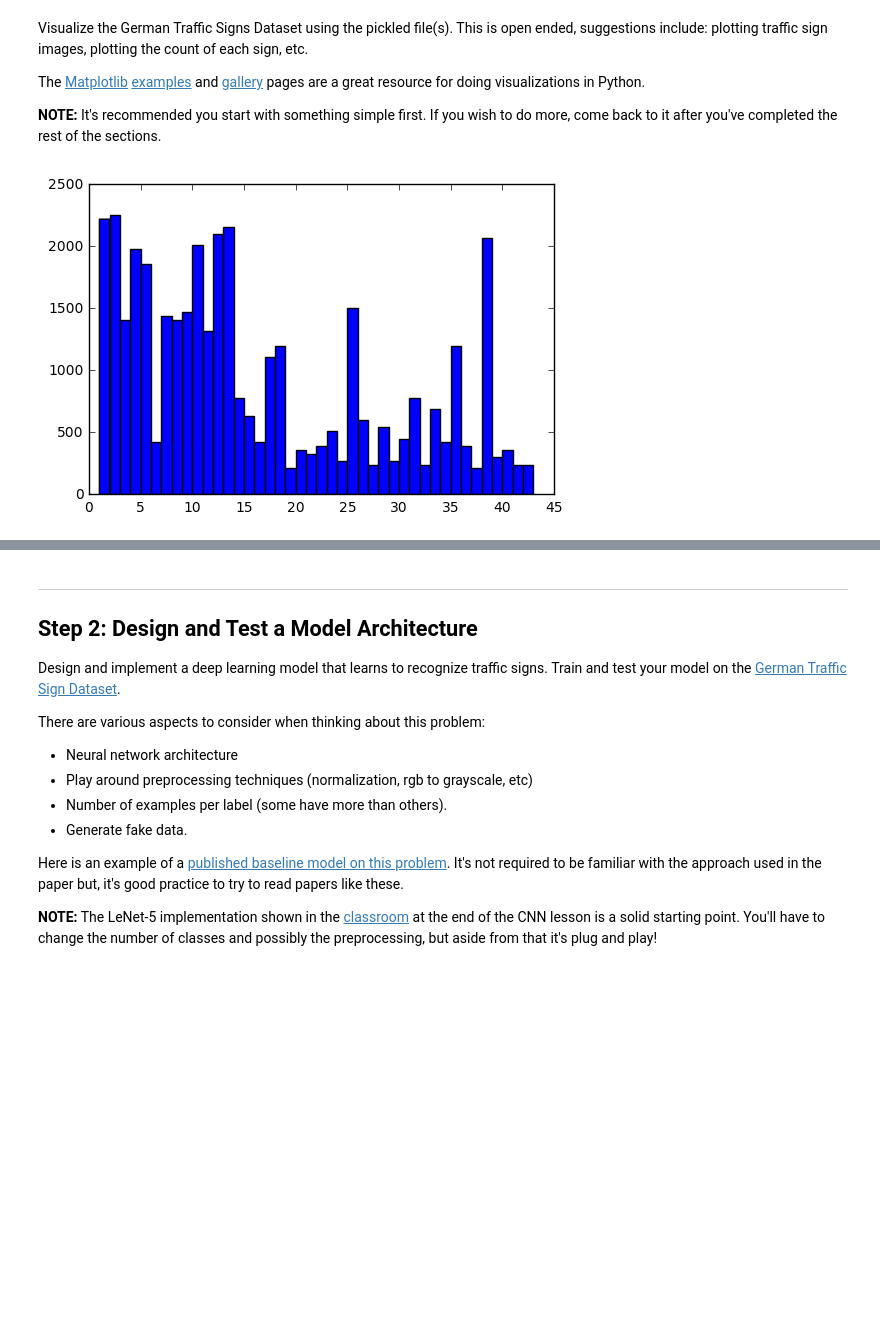
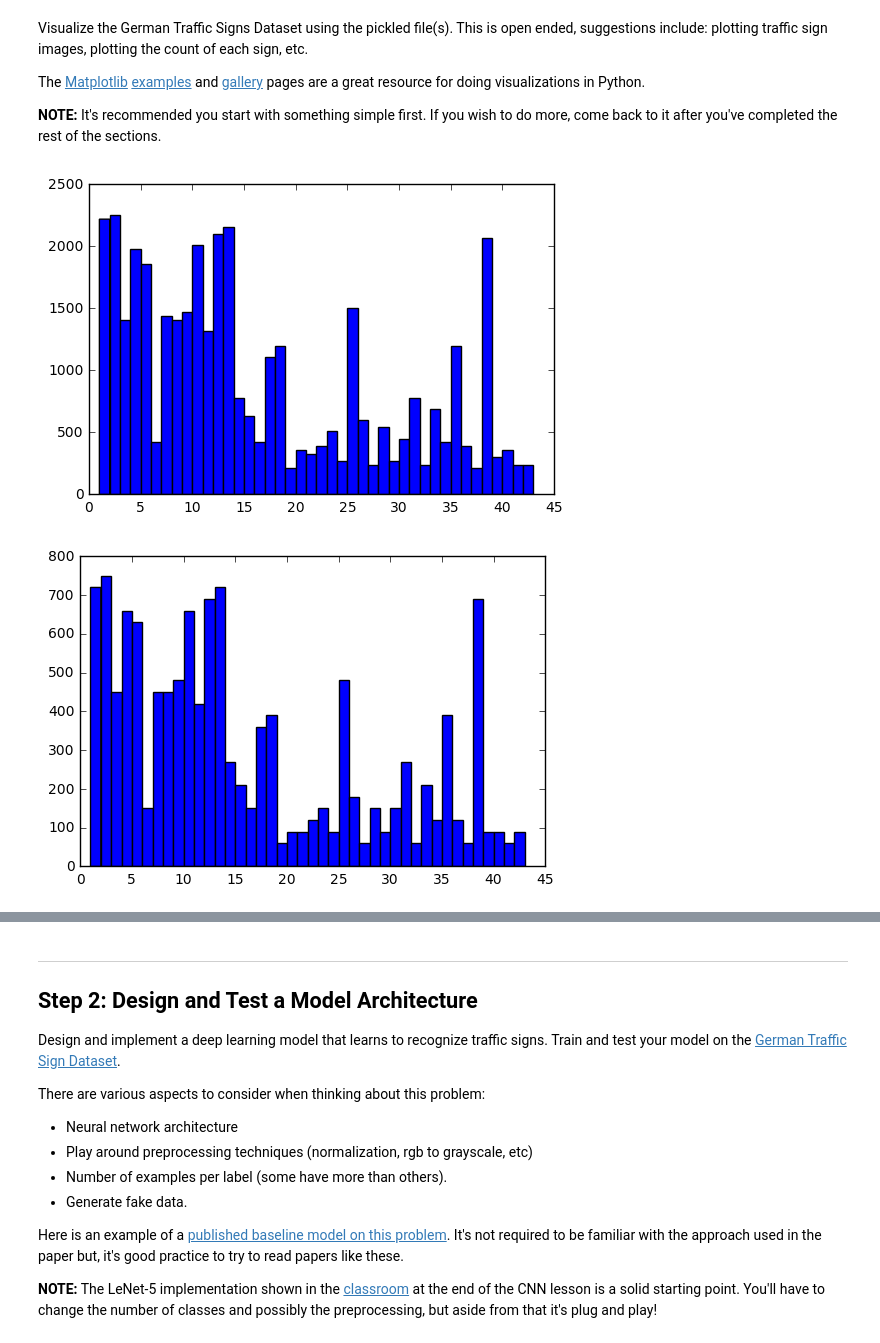
Before and after one commit to k26dr/CarND-Traffic-Sign-Classifier-Project, a Jupyter notebook: Traffic_Sign_Classifier.ipynb, the cells around one changed output, grey strips where cells are left out. Drawn from its saved outputs; the diff is of its cells as text; code cells hidden in the pictures; blank space fills up the shorter version.

```diff
--- a/Traffic_Sign_Classifier.ipynb
+++ b/Traffic_Sign_Classifier.ipynb
@@ -81,9 +81,12 @@ import matplotlib.pyplot as plt
 # %%
 # How many of each sign?
 plt.hist(y_train, bins=range(1,n_classes+1))
+plt.figure()
+plt.hist(y_test, bins=range(1, n_classes+1))
 print()
 # %% [output]
 [figure]
+[figure, added]
 # %%
 # Plot some signs
 import numpy as np
```
Also changed, not shown: parts of 12 cells of this notebook.
